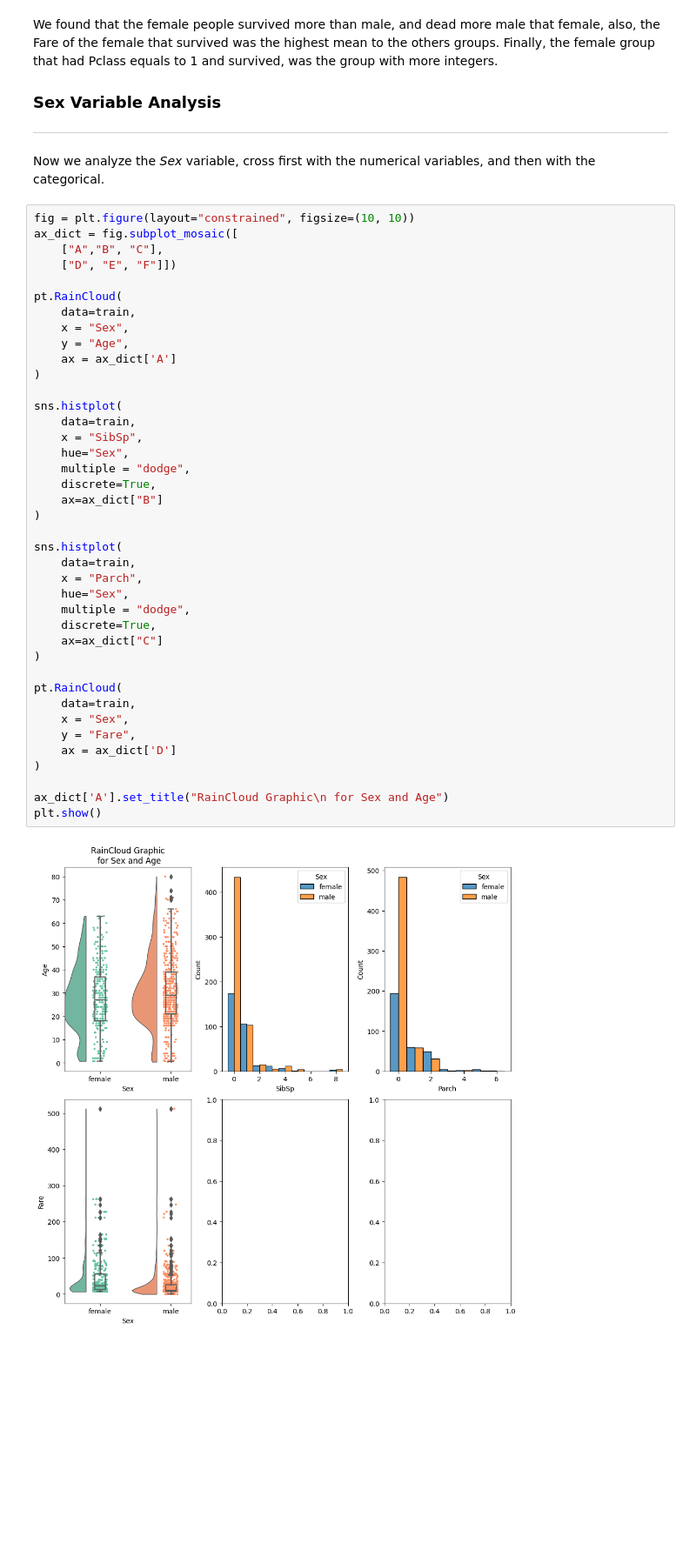
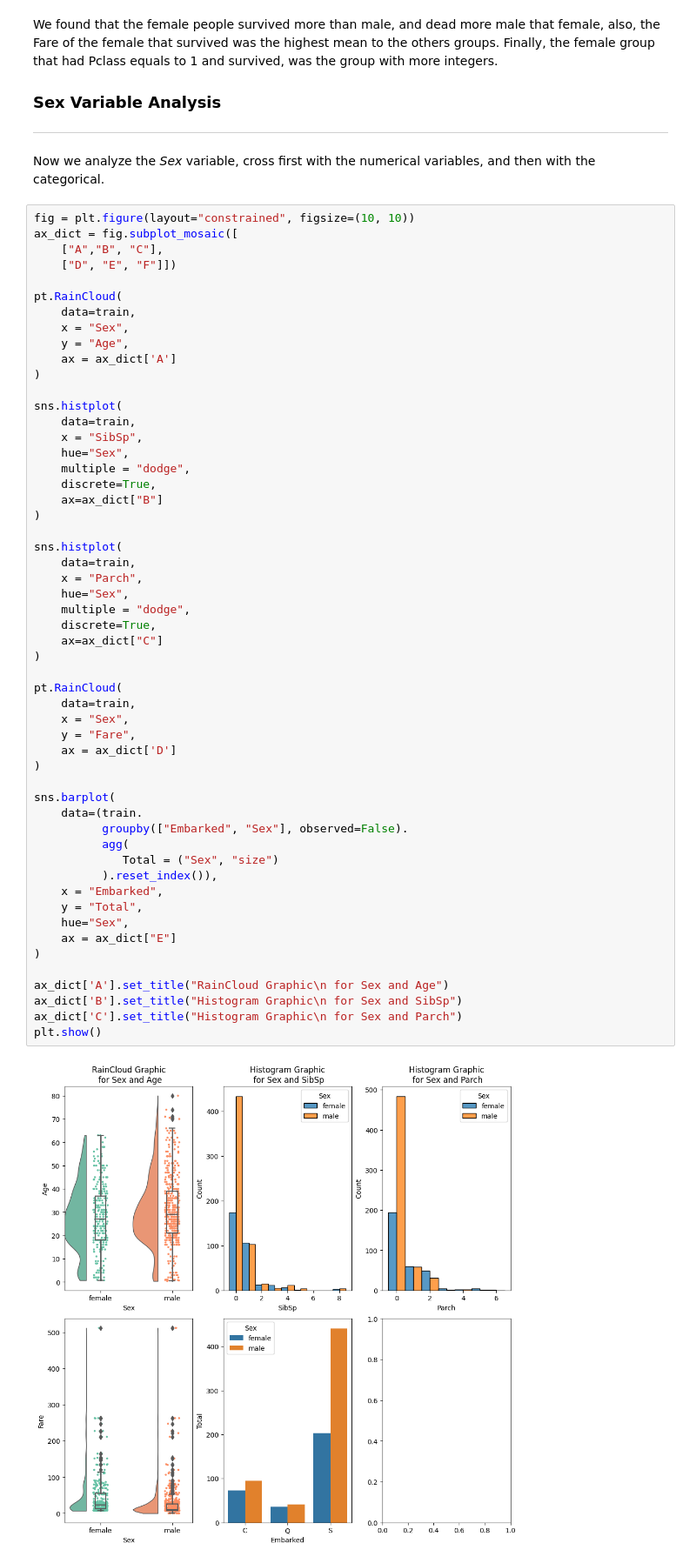
Before and after one commit to daagonzalezsa/Titanic_Competition_Kaggle, a Jupyter notebook: Code_Competition.ipynb, the cells around one changed output. Shown at 87% size. Saved outputs shown, nothing was run; the diff lists cells and outputs as text; blank space fills up the shorter version.

Commit message:
Complete the subplot of the Sex Variable
Do the last graphs of Sex, and also learn about barplot
and put the labels of each column

```diff
--- a/Code_Competition.ipynb
+++ b/Code_Competition.ipynb
@@ -143,31 +143,45 @@ pt.RainCloud(
 )
 
 sns.histplot(
     data=train,
     x = "SibSp",
     hue="Sex",
     multiple = "dodge",
     discrete=True,
     ax=ax_dict["B"]
 )
 
 sns.histplot(
     data=train,
     x = "Parch",
     hue="Sex",
     multiple = "dodge",
     discrete=True,
     ax=ax_dict["C"]
 )
 
 pt.RainCloud(
     data=train,
     x = "Sex",
     y = "Fare",
     ax = ax_dict['D']
 )
 
+sns.barplot(
+    data=(train.
+          groupby(["Embarked", "Sex"], observed=False).
+          agg(
+             Total = ("Sex", "size")
+          ).reset_index()),
+    x = "Embarked",
+    y = "Total",
+    hue="Sex",
+    ax = ax_dict["E"]
+)
+
 ax_dict['A'].set_title("RainCloud Graphic\n for Sex and Age")
+ax_dict['B'].set_title("Histogram Graphic\n for Sex and SibSp")
+ax_dict['C'].set_title("Histogram Graphic\n for Sex and Parch")
 plt.show()
 # %% [output]
-[figure, old version]
+[figure, new version]
```
Also changed, not shown: parts of 1 cell of this notebook.
